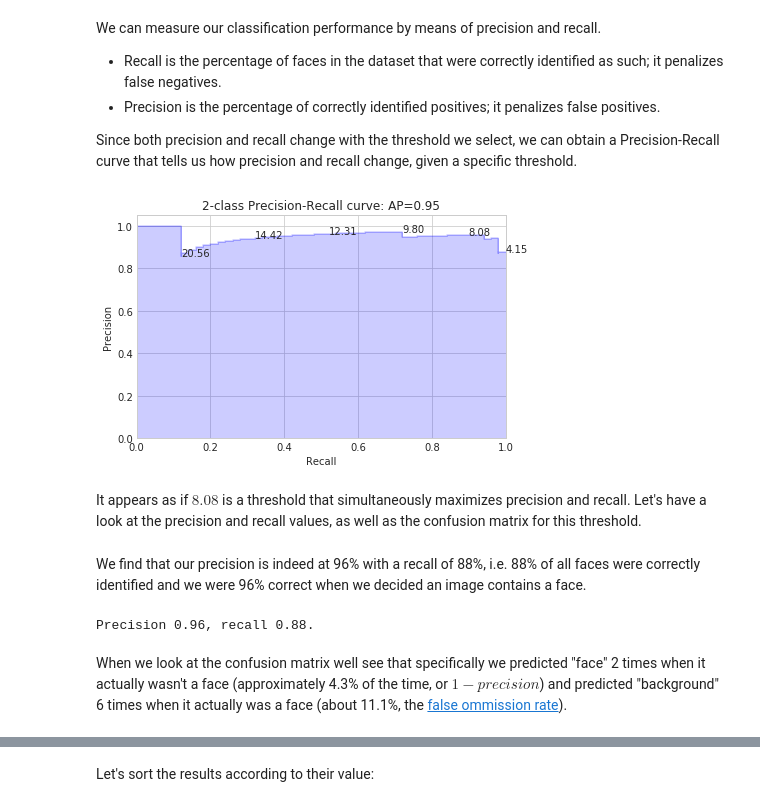
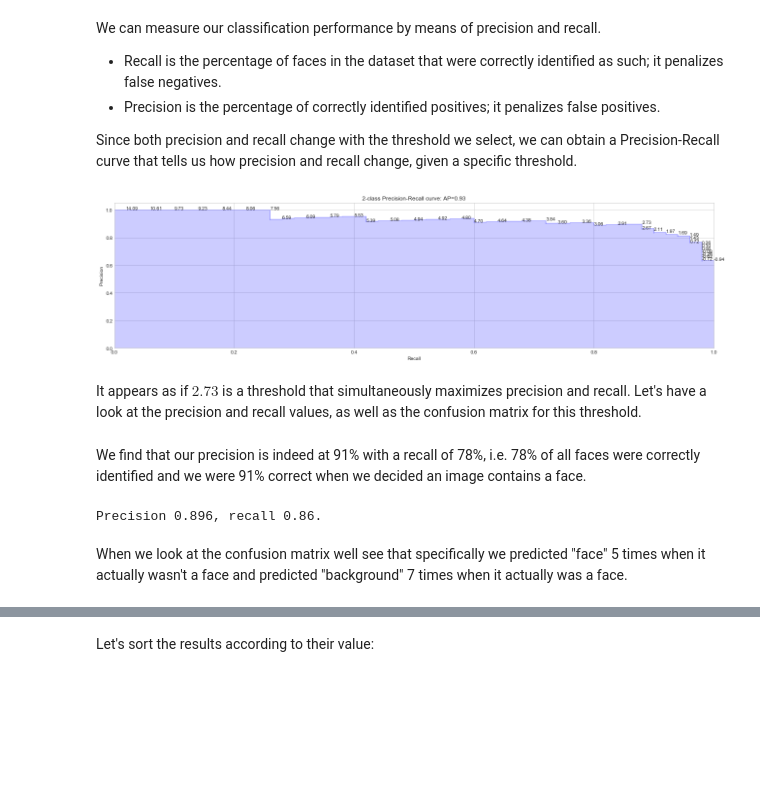
Before and after one commit to sunsided/viola-jones-adaboost, a Jupyter notebook: viola-jones.ipynb, the cells around one changed output, grey strips where cells are left out. Saved outputs shown, nothing was run; the diff lists cells and outputs as text; code cells hidden in the pictures; blank space fills up the shorter version.

```diff
--- a/viola-jones.ipynb
+++ b/viola-jones.ipynb
@@ -474,7 +468,7 @@ len(background_image_files)
 # %%
 def random_crop(img: Image.Image) -> Image.Image:
     max_allowed_size = np.min(img.size)
-    size = random.randint(24, max_allowed_size)
+    size = random.randint(WINDOW_SIZE, max_allowed_size)
     max_width = img.size[0] - size - 1
     max_height = img.size[1] - size - 1
     left = 0 if (max_width <= 1)  else random.randint(0, max_width)
@@ -486,7 +480,7 @@ def open_background(path: str, resize: bool=True) -> Image.Image:
     img = to_image(gleam(to_float_array(img)))
     img = random_crop(img)
     if resize:
-        img = img.resize((24, 24), Image.ANTIALIAS)
+        img = img.resize((WINDOW_SIZE, WINDOW_SIZE), Image.ANTIALIAS)
     return img.convert('L')
 # %% [markdown]
 Due to the random cropping, the results look a bit mixed:
@@ -520,0 +504,13 @@ class Feature2h:
+# %%
+class Feature:
+    def __init__(self, x: int, y: int, width: int, height: int):
+        self.x = x
+        self.y = y
+        self.width = width
+        self.height = height
+
+    def __call__(self, integral_image: np.ndarray) -> float:
+        return np.sum(np.multiply(integral_image[self.coords_y, self.coords_x], self.coeffs))
+
+    def __str__(self):
+        return f'{self.__class__.__name__} at x={self.x}, y={self.y}, width={self.width}, height={self.height}'
@@ -601,0 +606,15 @@ class Feature4:
+# %%
+class Feature2v(Feature):
+    def __init__(self, x: int, y: int, width: int, height: int):
+        super().__init__(x, y, width, height)
+        hh = height // 2
+        self.coords_x = [x,      x + width,  x,          x + width,
+                         x,      x + width,  x,          x + width]
+        self.coords_y = [y,      y,          y + hh,     y + hh,
+                         y + hh, y + hh,     y + height, y + height]
+        self.coeffs   = [-1,     1,          1,         -1,
+                         1,     -1,         -1,          1]
+
+expected = - Box(0, 1, 4, 2)(sample_integral) + Box(0, 3, 4, 2)(sample_integral)
+actual = Feature2v(0, 1, 4, 4)(sample_integral)
+assert expected == actual, f'{expected} == {actual}'
@@ -766,5 +887,5 @@ Let's start by "arbitrarily" selecting a vertical 2-rectangle feature that subtr
 # %%
-f = Feature2v(6, 12, 12, 4)
+f = Feature2v(6, 10, 14, 2)
 
 random.seed(0)
 xs, ys = sample_data_normalized(50, 50)
@@ -791,24 +912,25 @@ Since both precision and recall change with the threshold we select, we can obta
 # %%
 average_precision = average_precision_score(ys, zs)
 precision, recall, thresholds = precision_recall_curve(ys, zs)
 
+plt.figure(figsize=(18, 5))
 plt.step(recall, precision, color='b', alpha=0.2, where='post');
 plt.fill_between(recall, precision, step='post', alpha=0.2, color='b')
 
 for i, (p, r, t) in enumerate(zip(precision, recall, thresholds)):
-    if i % 10 == 0:
+    if i % 2 == 0:
         plt.annotate(f'{t:.2f}', xy=(r, p))
 
 plt.xlabel('Recall')
 plt.ylabel('Precision')
 plt.ylim([0.0, 1.05])
 plt.xlim([0.0, 1.0])
 plt.title('2-class Precision-Recall curve: AP={0:0.2f}'.format(average_precision))
 plt.tight_layout()
 # %% [output]
-[figure, old version]
+[figure, new version]
 # %% [markdown]
-It appears as if $8.08$ is a threshold that simultaneously maximizes precision and recall. Let's have a look at the precision and recall values, as well as the confusion matrix for this threshold.
+It appears as if $2.73$ is a threshold that simultaneously maximizes precision and recall. Let's have a look at the precision and recall values, as well as the confusion matrix for this threshold.
 # %%
 PredictionStats = NamedTuple('PredictionStats', [('tn', int), ('fp', int), ('fn', int), ('tp', int)])
 
@@ -817,16 +939,16 @@ def prediction_stats(y_true: np.ndarray, y_pred: np.ndarray) -> Tuple[np.ndarray
     tn, fp, fn, tp = c.ravel()
     return c, PredictionStats(tn=tn, fp=fp, fn=fn, tp=tp)
 # %% [markdown]
-We find that our precision is indeed at 96% with a recall of 88%, i.e. 88% of all faces were correctly identified and we were 96% correct when we decided an image contains a face.
+We find that our precision is indeed at 91% with a recall of 78%, i.e. 78% of all faces were correctly identified and we were 91% correct when we decided an image contains a face.
 # %%
-theta = 8.08
+theta = 2.73
 c, s = prediction_stats(ys, zs >= theta)
 
-print(f'Precision {s.tp/(s.tp+s.fp):.2}, recall {s.tp/(s.tp+s.fn):.2}.')
+print(f'Precision {s.tp/(s.tp+s.fp):.3}, recall {s.tp/(s.tp+s.fn):.3}.')
 # %% [output]
-Precision 0.96, recall 0.88.
+Precision 0.896, recall 0.86.
 # %% [markdown]
-When we look at the confusion matrix well see that specifically we predicted "face" 2 times when it actually wasn't a face (approximately 4.3% of the time, or $1 - precision$) and predicted "background" 6 times when it actually was a face (about 11.1%, the [false ommission rate](https://en.wikipedia.org/wiki/Positive_and_negative_predictive_values#false_omission_rate)).
+When we look at the confusion matrix well see that specifically we predicted "face" 5 times when it actually wasn't a face and predicted "background" 7 times when it actually was a face.
 # %%
 sns.heatmap(c, cmap='YlGnBu', annot=True, square=True,
             xticklabels=['Predicted negative', 'Predicted positive'],
```
Also changed, not shown: parts of 73 cells of this notebook.
